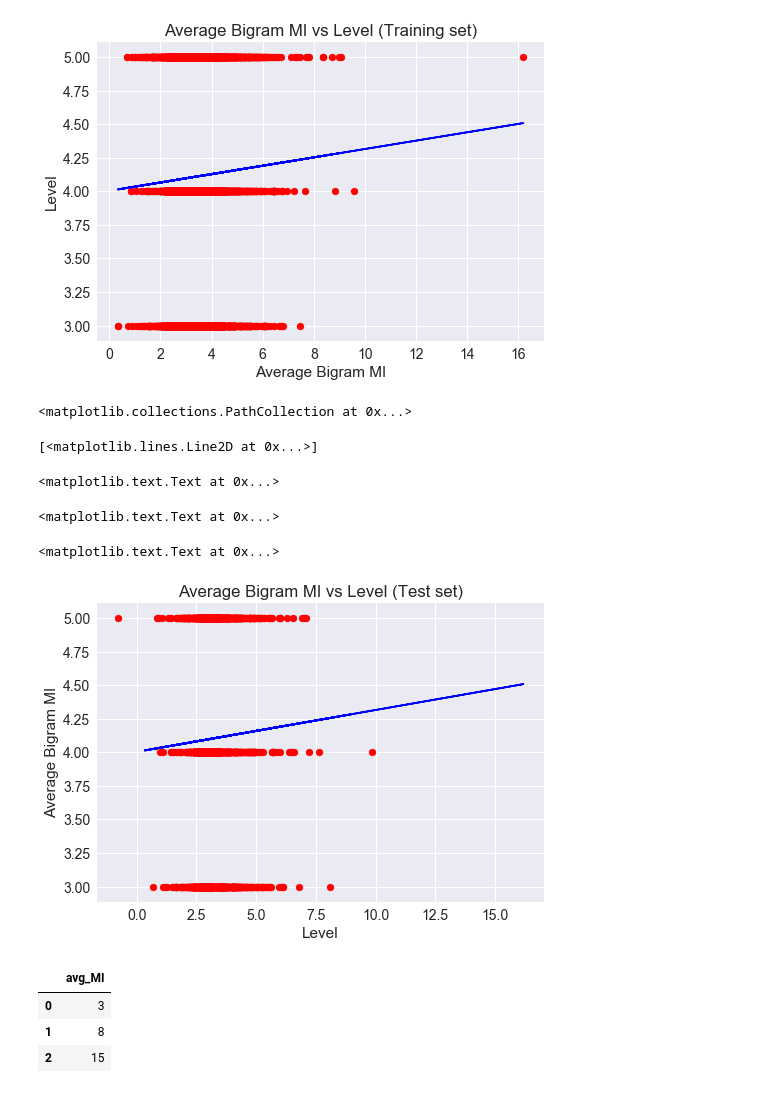
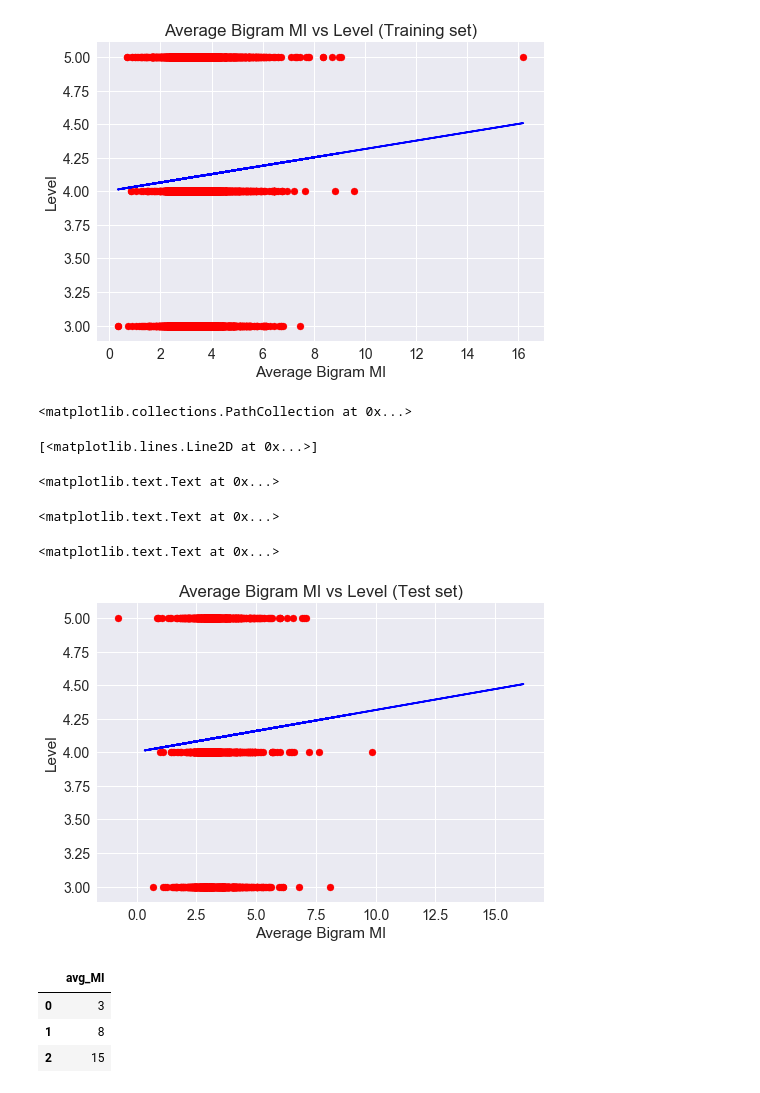
Before and after one commit to Data-Science-for-Linguists/Bigram-analysis-of-writing-from-the-ELI, a Jupyter notebook: Visualizations.ipynb, the cells around one changed output. Cells and saved outputs as stored; diff of their text form; code cells hidden in the pictures.

```diff
--- a/Visualizations.ipynb
+++ b/Visualizations.ipynb
@@ -318,17 +318,17 @@ plt.show()
 # %%
 plt.scatter(X_test, y_test, color = 'red')
 plt.plot(X_train, regressor.predict(X_train), color = 'blue')
 plt.title('Average Bigram MI vs Level (Test set)')
-plt.xlabel('Level')
-plt.ylabel('Average Bigram MI')
+plt.xlabel('Average Bigram MI')
+plt.ylabel('Level')
 plt.show()
 # %% [output]
 <matplotlib.collections.PathCollection at 0x...>
 [<matplotlib.lines.Line2D at 0x...>]
 <matplotlib.text.Text at 0x...>
 <matplotlib.text.Text at 0x...>
 <matplotlib.text.Text at 0x...>
-[figure, old version]
+[figure, new version]
 # %%
 # How about someone with average MI of 3, 8, 15?
 newdf = pd.DataFrame({'avg_MI':[3, 8, 15]})
```
Also changed, not shown: 1 other file.
